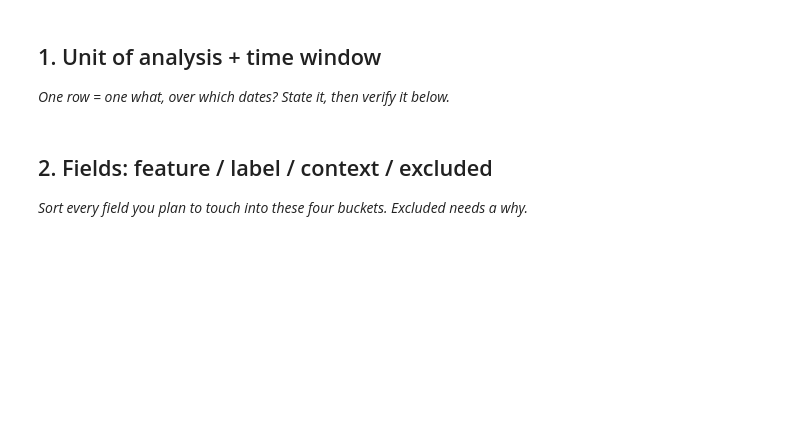
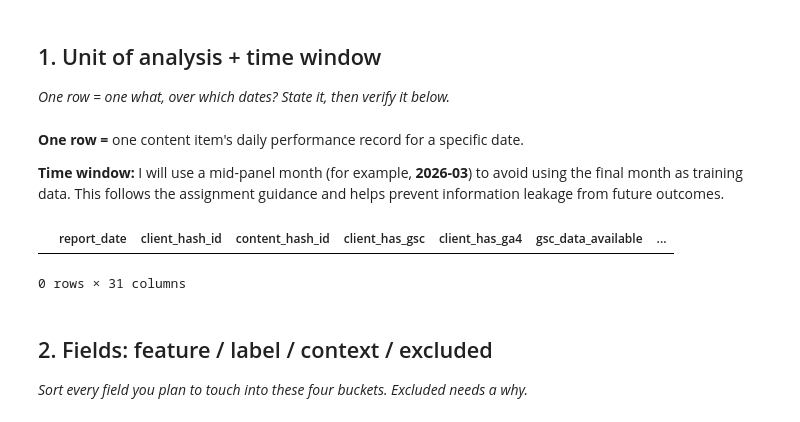
Before and after one commit to Zeeshan4511/flyrank-ml-internship, a Jupyter notebook: work/notebooks/w03_data_contract.ipynb, the cells around one changed output. Cells and saved outputs as stored; diff of their text form; code cells hidden in the pictures; blank space fills up the shorter version.

Commit message:
Complete Week 03 data contract assignment

```diff
--- a/work/notebooks/w03_data_contract.ipynb
+++ b/work/notebooks/w03_data_contract.ipynb
@@ -8,0 +18,22 @@ This skeleton is yours to fill. Work the sections **in order** — each one has
+# %%
+from datasets import load_dataset
+
+dim_clients = load_dataset(
+    "FlyRank/internship-warehouse",
+    "dim_clients"
+)
+
+dim_content = load_dataset(
+    "FlyRank/internship-warehouse",
+    "dim_content"
+)
+
+fact_daily = load_dataset(
+    "FlyRank/internship-warehouse",
+    "fact_content_daily_performance"
+)
+
+fact_query = load_dataset(
+    "FlyRank/internship-warehouse",
+    "fact_content_query_90d"
+)
@@ -16,3 +64,21 @@ This skeleton is yours to fill. Work the sections **in order** — each one has
+# %% [markdown]
+**One row =** one content item's daily performance record for a specific date.
+
+**Time window:** I will use a mid-panel month (for example, **2026-03**) to avoid using the final month as training data. This follows the assignment guidance and helps prevent information leakage from future outcomes.
+# %%
+import pandas as pd
+
+sample = pd.DataFrame(fact_daily["train"][:100000])
+
+# Convert 'report_date' to datetime and extract the month in 'YYYY-MM' format
+sample["month"] = pd.to_datetime(sample["report_date"]).dt.strftime('%Y-%m')
+
+march = sample[sample["month"] == "2026-03"]
+
+march.head()
+# %% [output]
+|  | report_date | client_hash_id | content_hash_id | client_has_gsc | client_has_ga4 | gsc_data_available | ... |
+0 rows × 31 columns
 # %% [markdown]
 ## 2. Fields: feature / label / context / excluded
 
```
Also changed, not shown: parts of 15 cells of this notebook.
